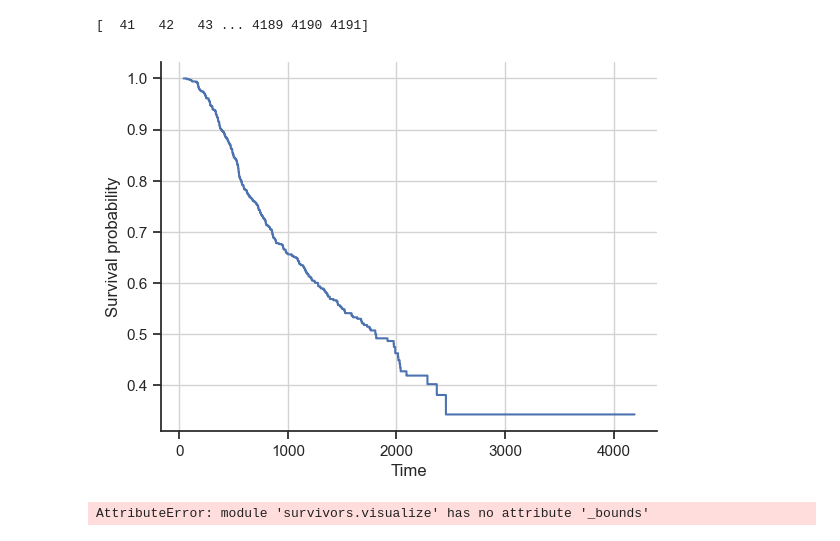
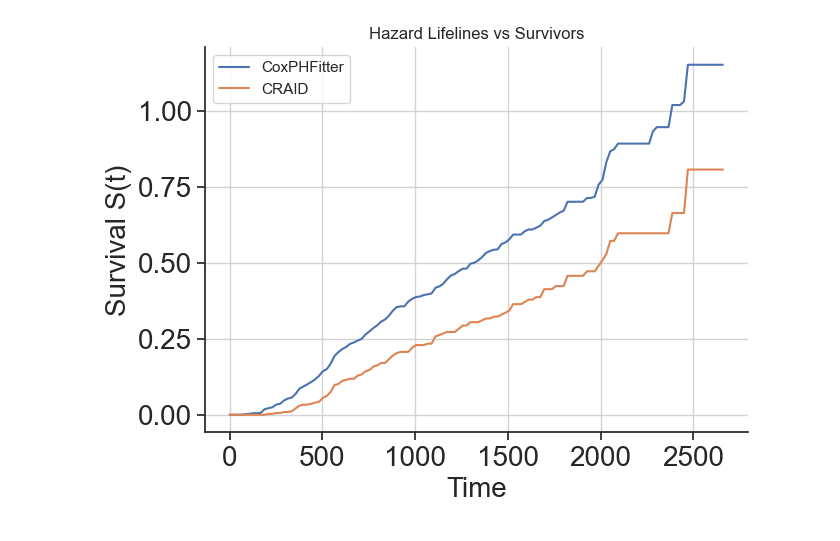
Before and after one commit to DimonZhi/SAWrap, a Jupyter notebook: wrap.ipynb, the cells around one changed output. Saved outputs shown, nothing was run; the diff lists cells and outputs as text; code cells hidden in the pictures.

```diff
--- a/wrap.ipynb
+++ b/wrap.ipynb
@@ -303,25 +383,16 @@ TypeError: CRAID.predict_at_times() missing 1 required positional argument: 'bin
 # %%
+from lifelines import CoxPHFitter
 import survivors.datasets as ds
-import survivors.constants as cnt
+from survivors.tree import CRAID
 
-X, y, features, categ, sch_nan = ds.load_pbc_dataset()
-bins = cnt.get_bins(time=y[cnt.TIME_NAME], cens=y[cnt.CENS_NAME])
-print(bins)
+X, y, features, categ, sch_nan = ds.load_gbsg_dataset()
+
+cr = CRAID(criterion='wilcoxon', depth=2, min_samples_leaf=0.1,
+           signif=0.05, categ=categ, leaf_model="base")
+
+m_sa1 = SAWrapSA(CoxPHFitter()).fit(X, y)
+m_sa2 = SAWrapSA(cr).fit(X, y)
+
+plot_many([m_sa1, m_sa2], X, sample=0, mode="hazard", title="Hazard Lifelines vs Survivors")
 # %% [output]
-[  41   42   43 ... 4189 4190 4191]
+[figure, added]
-# %%
-import survivors.visualize as vis
-from survivors.external import KaplanMeier
-
-km = KaplanMeier()
-km.fit(durations=y["time"], right_censor=y["cens"])
-sf_km = km.survival_function_at_times(times=bins)
-vis.plot_survival_function(sf_km, bins)
-
-bins_short = [50, 100, 1000, 2000, 3000]
-sf_km_short = km.survival_function_at_times(times=bins_short)
-plot_many([vis], X, sample=0, title="SAWrapSA")
-#vis.plot_survival_function(sf_km_short, bins_short)
-# %% [output]
-[figure, removed]
-AttributeError: module 'survivors.visualize' has no attribute '_bounds'
```
Also changed, not shown: parts of 7 cells of this notebook.
